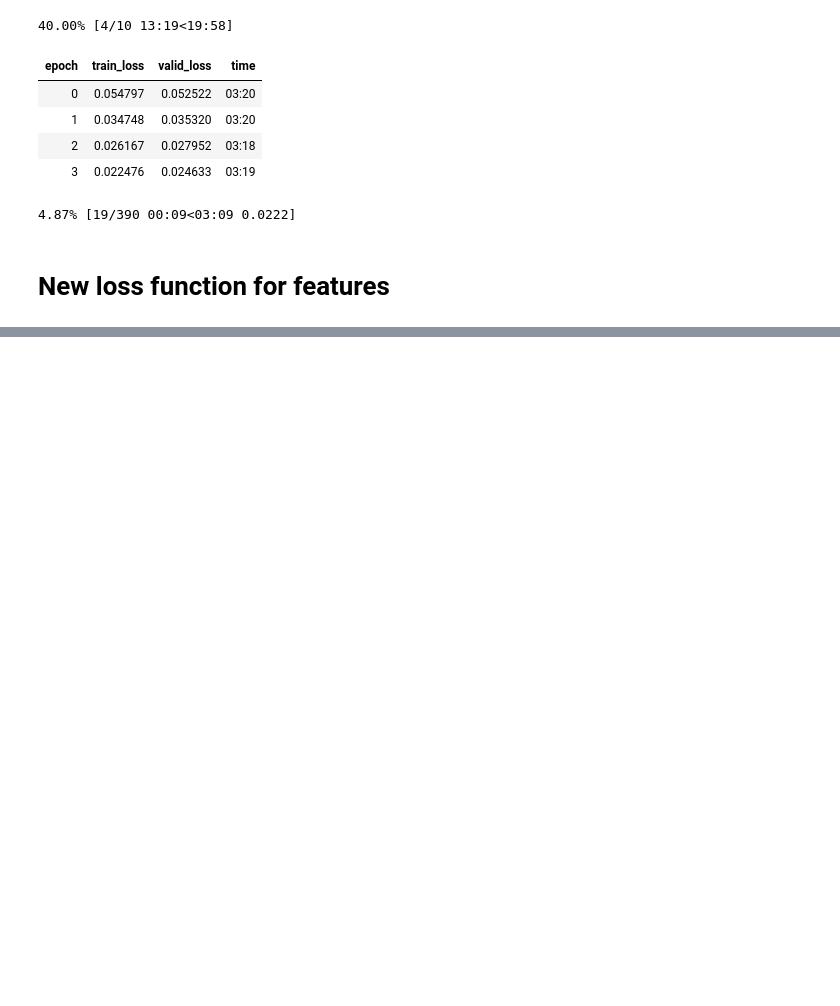
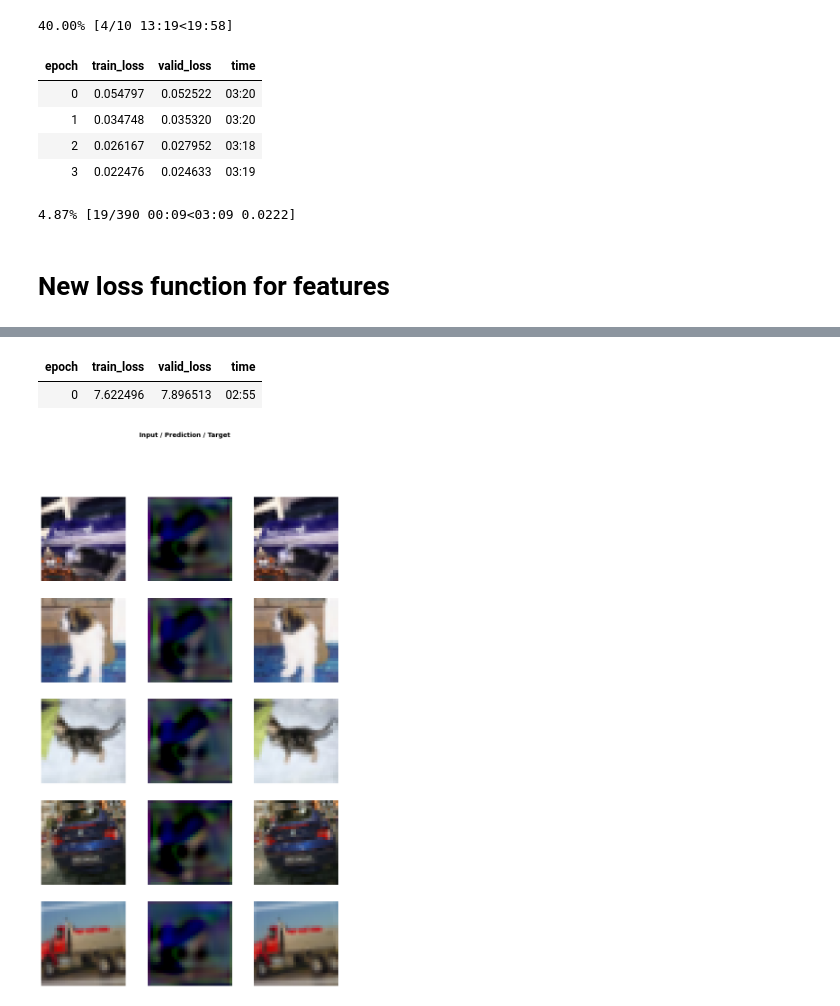
Before and after one commit to henriwoodcock/Applying-Modern-Best-Practices-to-Autoencoders, a Jupyter notebook: notebooks/cifar-10/cifar_autoencoder_joint_training.ipynb, the cells around one changed output, grey strips where cells are left out. Cells and saved outputs as stored; diff of their text form; code cells hidden in the pictures; blank space fills up the shorter version.

```diff
--- a/notebooks/cifar-10/cifar_autoencoder_joint_training.ipynb
+++ b/notebooks/cifar-10/cifar_autoencoder_joint_training.ipynb
@@ -390,0 +422,42 @@ learn.fit_one_cycle(10, max_lr = slice())
+# %%
+base_loss = F.l1_loss
+
+class FeatureLoss(nn.Module):
+    def __init__(self, m_feat, layer_ids, layer_wgts):
+        super().__init__()
+        self.m_feat = m_feat
+        self.loss_features = [self.m_feat[i] for i in layer_ids]
+        self.hooks = hook_outputs(self.loss_features, detach=False)
+        self.wgts = layer_wgts
+        self.metric_names = ['pixel',] + [f'feat_{i}' for i in range(len(layer_ids))
+              ] + [f'gram_{i}' for i in range(len(layer_ids))]
+
+    def make_features(self, x, clone=False):
+        self.m_feat(x)
+        return [(o.clone() if clone else o) for o in self.hooks.stored]
+
+    def forward(self, input, target):
+        out_feat = self.make_features(target, clone=True)
+        in_feat = self.make_features(input)
+        self.feat_losses = [base_loss(input,target)]
+        self.feat_losses += [base_loss(f_in, f_out)*w
+                             for f_in, f_out, w in zip(in_feat, out_feat, self.wgts)]
+        self.feat_losses += [base_loss(gram_matrix(f_in), gram_matrix(f_out))*w**2 * 5e3
+                             for f_in, f_out, w in zip(in_feat, out_feat, self.wgts)]
+        self.metrics = dict(zip(self.metric_names, self.feat_losses))
+        return sum(self.feat_losses)
+
+    def __del__(self): self.hooks.remove()
+# %%
+feat_loss = FeatureLoss(vgg_m, blocks[2:5], [5,15,2])
+# %%
+learn = Learner(data, autoencoder, loss_func=feat_loss);
+# %%
+learn.fit_one_cycle(1)
+# %% [output]
+| epoch | train_loss | valid_loss | time |
+| 0 | 7.622496 | 7.896513 | 02:55 |
+# %%
+learn.show_results(ds_type=DatasetType.Train)
+# %% [output]
+[figure, added]
```
Also changed, not shown: parts of 10 cells of this notebook.
